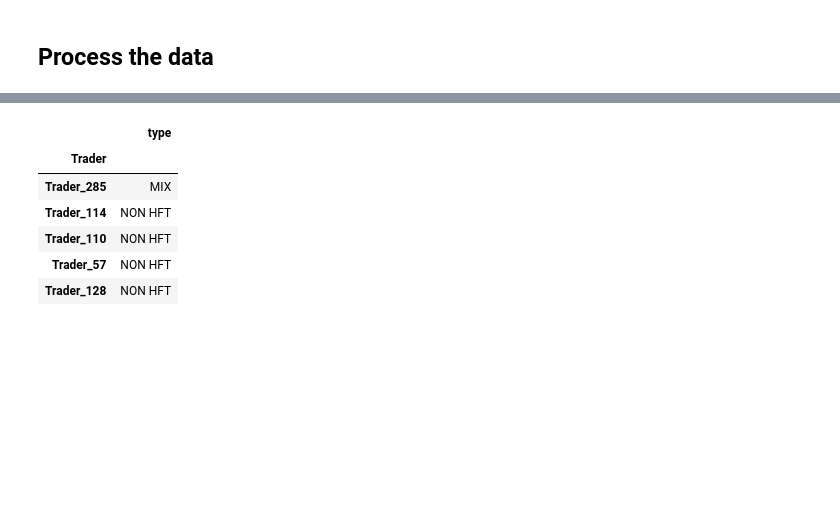
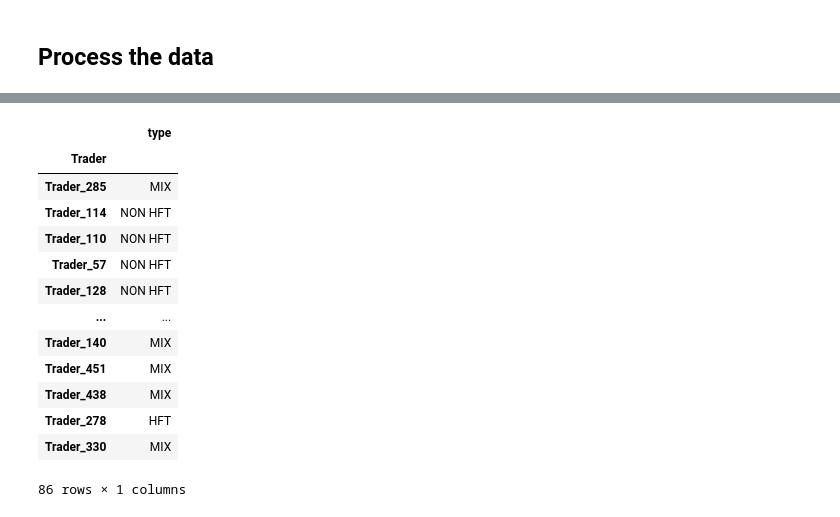
Before and after one commit to s-dlr/project_MAP569, a Jupyter notebook: HFT.ipynb, the cells around one changed output, grey strips where cells are left out. Cells and saved outputs as stored; diff of their text form; code cells hidden in the pictures; blank space fills up the shorter version.

```diff
--- a/HFT.ipynb
+++ b/HFT.ipynb
@@ -21,10 +37,17 @@ x_train.head()
 # %%
-y_train.head()
+y_train
 # %% [output]
 |  | type |
 | Trader |  |
 | Trader_285 | MIX |
 | Trader_114 | NON HFT |
 | Trader_110 | NON HFT |
 | Trader_57 | NON HFT |
 | Trader_128 | NON HFT |
+| ... | ... |
+| Trader_140 | MIX |
+| Trader_451 | MIX |
+| Trader_438 | MIX |
+| Trader_278 | HFT |
+| Trader_330 | MIX |
+86 rows × 1 columns
```
Also changed, not shown: parts of 22 cells of this notebook.
